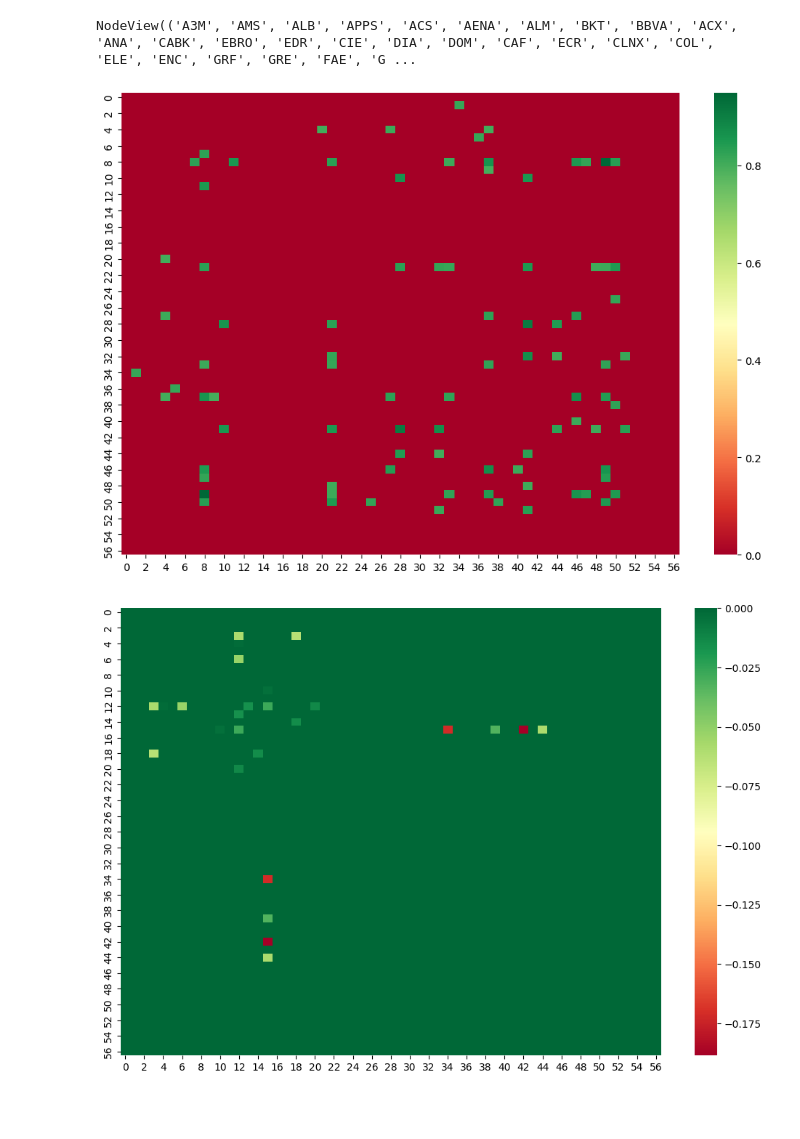
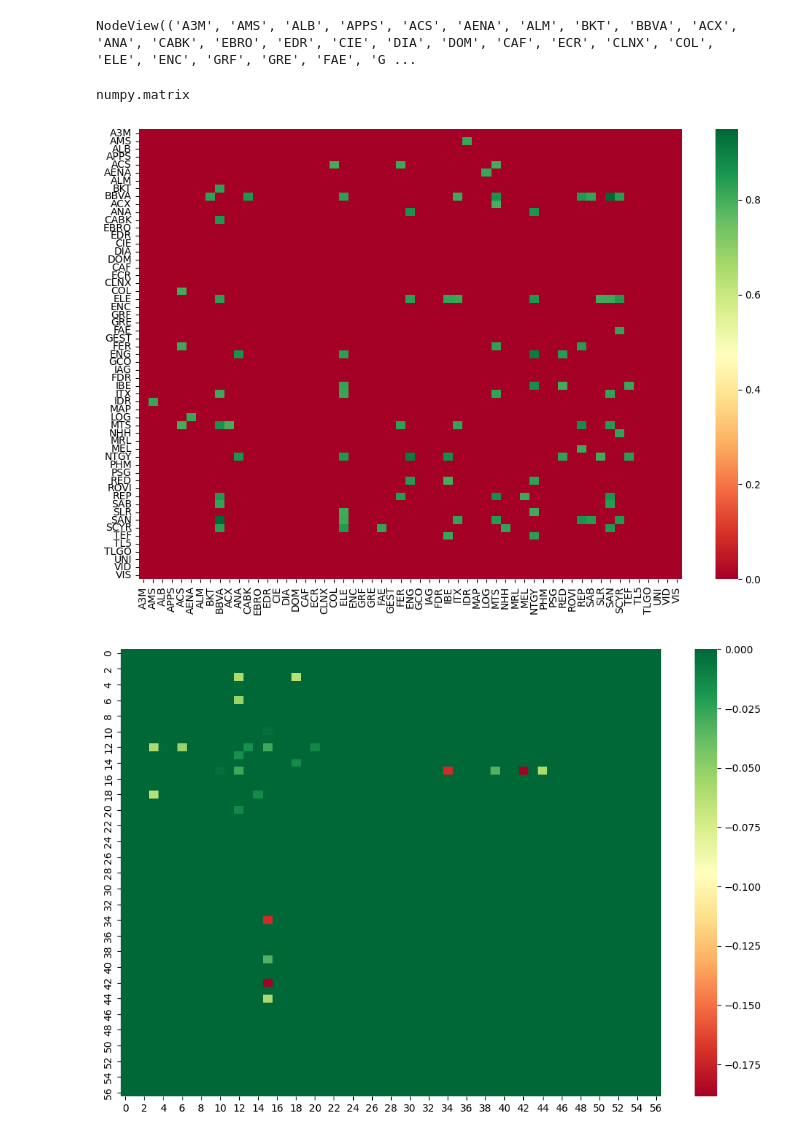
Before and after one commit to victoralcarazlopez/TDA_Stocks_Spain, a Jupyter notebook: Grafos.ipynb, the cells around one changed output. Saved outputs shown, nothing was run; the diff lists cells and outputs as text; code cells hidden in the pictures; blank space fills up the shorter version.

```diff
--- a/Grafos.ipynb
+++ b/Grafos.ipynb
@@ -158,20 +158,24 @@ G = nx.relabel_nodes(G,lambda x: stocks[x])
 G.nodes
 # %% [output]
 NodeView(('A3M', 'AMS', 'ALB', 'APPS', 'ACS', 'AENA', 'ALM', 'BKT', 'BBVA', 'ACX', 'ANA', 'CABK', 'EBRO', 'EDR', 'CIE', 'DIA', 'DOM', 'CAF', 'ECR', 'CLNX', 'COL', 'ELE', 'ENC', 'GRF', 'GRE', 'FAE', 'G ...
+# %%
+type(cor_matrix)
+# %% [output]
+numpy.matrix
 # %%
 umbral = 0.8
 
 #build new matrix
 matrix_new = np.array(cor_matrix)
 #use np.where as filter with the below conditions
 positive_corr = np.where(((matrix_new > umbral) & (matrix_new < 1.0)), matrix_new, 0)
 negative_corr = np.where(matrix_new < 0, matrix_new, 0)
 
 plt.figure(figsize=(12, 8))
-sns.heatmap(positive_corr, annot=False, cmap='RdYlGn')
+sns.heatmap(positive_corr, annot=False, cmap='RdYlGn', xticklabels=stocks, yticklabels=stocks)
 plt.show()
 # %% [output]
-[figure, old version]
+[figure, new version]
 # %%
 plt.figure(figsize=(12, 8))
 sns.heatmap(negative_corr, annot=False, cmap='RdYlGn')
```
Also changed, not shown: parts of 3 cells of this notebook, 4 other files.
